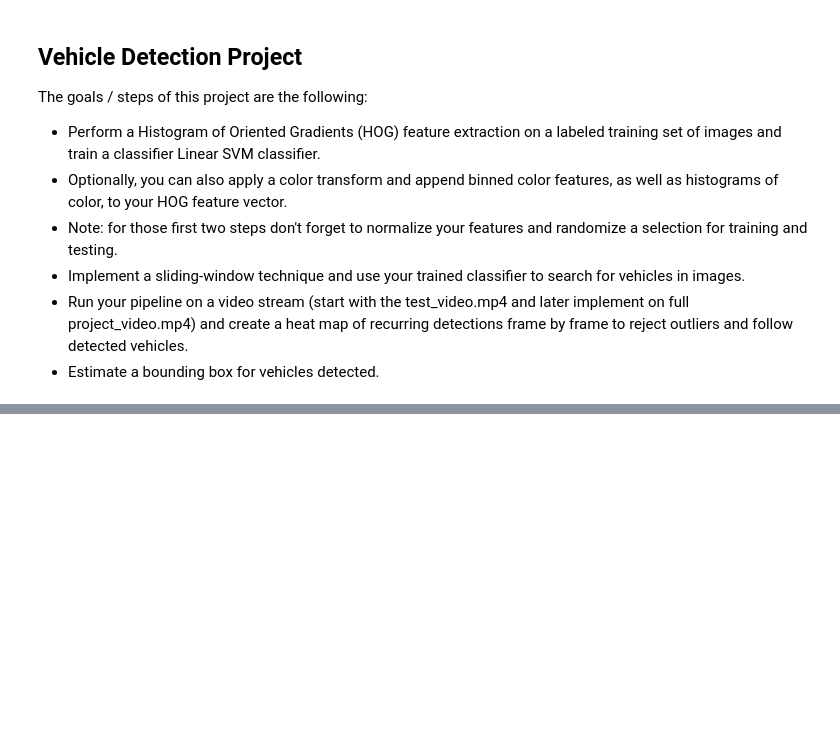
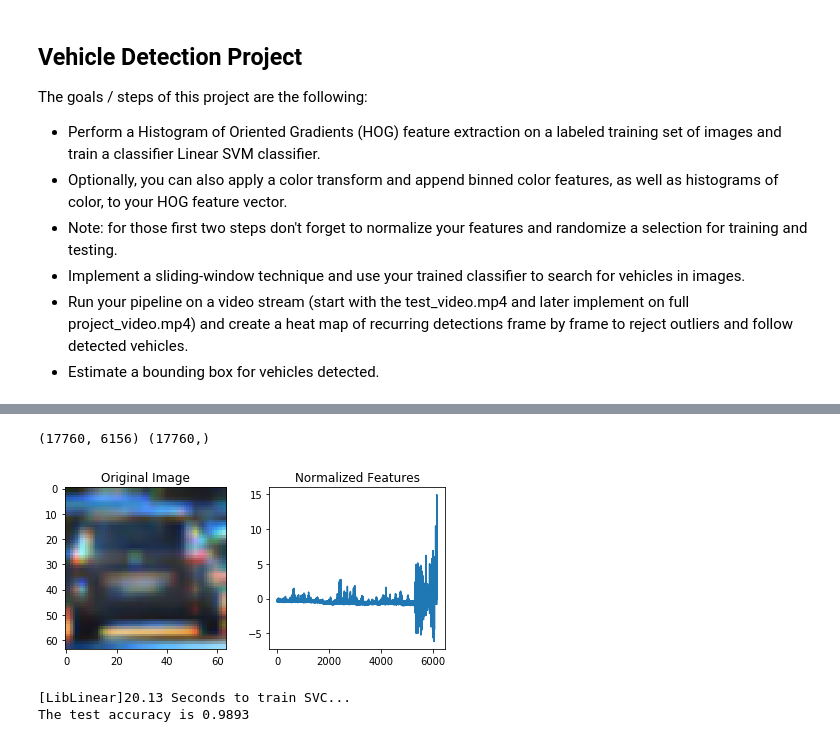
Before and after one commit to zhixiongruan/Vehicle-Detection, a Jupyter notebook: project_video.ipynb, the cells around one changed output, grey strips where cells are left out. Cells and saved outputs as stored; diff of their text form; code cells hidden in the pictures; blank space fills up the shorter version.

```diff
--- a/project_video.ipynb
+++ b/project_video.ipynb
@@ -44,0 +182,44 @@ plt.imshow(result)
+# %%
+# play with these values to see how your classifier
+# performs under different binning scenarios
+car_features=extract_features(cars, cspace='YCrCb', orient=9, pix_per_cell=8, cell_per_block=2, hog_channel='ALL',
+                              spatial_size=(16,16),hist_bins=32, spatial_feet=True, hist_feet=True)
+
+noncar_features=extract_features(notcars, cspace='YCrCb', orient=9, pix_per_cell=8, cell_per_block=2, hog_channel='ALL',
+                                 spatial_size=(16,16),hist_bins=32, spatial_feet=True, hist_feet=True)
+# %%
+X = np.vstack((car_features, noncar_features)).astype(np.float64)
+scaler=StandardScaler()
+X=scaler.fit_transform(X)
+y = np.hstack((np.ones(len(car_features)), np.zeros(len(noncar_features))))
+print(X.shape,y.shape)
+# %% [output]
+(17760, 6156) (17760,)
+# %%
+# Plot an example of raw and scaled features
+fig = plt.figure(figsize=(6,3))
+plt.subplot(121)
+plt.imshow(car_image)
+plt.title('Original Image')
+plt.subplot(122)
+plt.plot(X[car_ind])
+plt.title('Normalized Features')
+fig.tight_layout()
+# %% [output]
+[figure, added]
+# %%
+# Split up data into randomized training and test sets
+X, y=shuffle(X, y)
+X_train, X_test, y_train, y_test=train_test_split(X, y, test_size=0.2, random_state=0)
+# Use a linear SVC
+svc=LinearSVC(C=0.001, verbose=True, random_state=0)
+# Check the training time for the SVC
+t=time.time()
+svc.fit(X_train,y_train)
+t2=time.time()
+test_acc=svc.score(X_test, y_test)
+print(round(t2-t, 2), 'Seconds to train SVC...')
+print('The test accuracy is %.4f'%(test_acc))
+# %% [output]
+[LibLinear]20.13 Seconds to train SVC...
+The test accuracy is 0.9893
```
Also changed, not shown: parts of 24 cells of this notebook, 11 other files.
